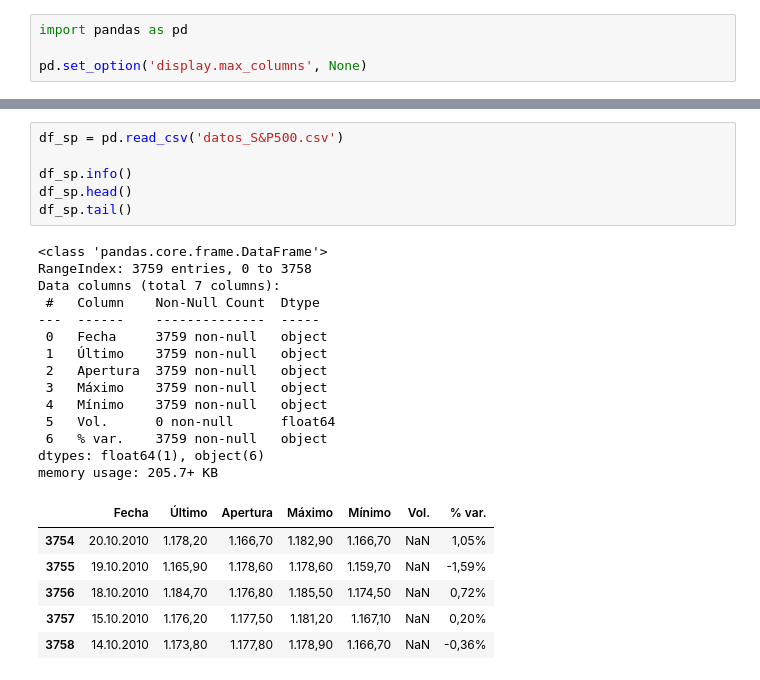
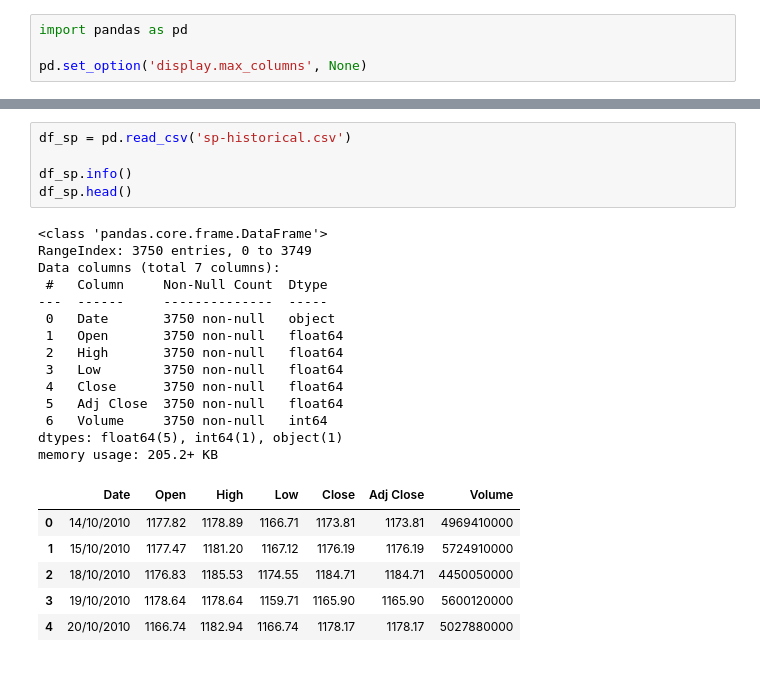
Before and after one commit to sergiomorosecilla/Proyecto-final, a Jupyter notebook: Data_sets/merge&clean.ipynb, the cells around one changed output, grey strips where cells are left out. Cells and saved outputs as stored; diff of their text form.

```diff
--- a/Data_sets/merge&clean.ipynb
+++ b/Data_sets/merge&clean.ipynb
@@ -32,27 +61,26 @@ memory usage: 272.5+ KB
 # %%
-df_sp = pd.read_csv('datos_S&P500.csv')
+df_sp = pd.read_csv('sp-historical.csv')
 
 df_sp.info()
 df_sp.head()
-df_sp.tail()
 # %% [output]
 <class 'pandas.core.frame.DataFrame'>
-RangeIndex: 3759 entries, 0 to 3758
+RangeIndex: 3750 entries, 0 to 3749
 Data columns (total 7 columns):
- #   Column    Non-Null Count  Dtype
----  ------    --------------  -----
- 0   Fecha     3759 non-null   object
- 1   Último    3759 non-null   object
- 2   Apertura  3759 non-null   object
- 3   Máximo    3759 non-null   object
- 4   Mínimo    3759 non-null   object
- 5   Vol.      0 non-null      float64
- 6   % var.    3759 non-null   object
-dtypes: float64(1), object(6)
-memory usage: 205.7+ KB
+ #   Column     Non-Null Count  Dtype
+---  ------     --------------  -----
+ 0   Date       3750 non-null   object
+ 1   Open       3750 non-null   float64
+ 2   High       3750 non-null   float64
+ 3   Low        3750 non-null   float64
+ 4   Close      3750 non-null   float64
+ 5   Adj Close  3750 non-null   float64
+ 6   Volume     3750 non-null   int64
+dtypes: float64(5), int64(1), object(1)
+memory usage: 205.2+ KB
-|  | Fecha | Último | Apertura | Máximo | Mínimo | Vol. | % var. |
-| 3754 | 20.10.2010 | 1.178,20 | 1.166,70 | 1.182,90 | 1.166,70 | NaN | 1,05% |
-| 3755 | 19.10.2010 | 1.165,90 | 1.178,60 | 1.178,60 | 1.159,70 | NaN | -1,59% |
-| 3756 | 18.10.2010 | 1.184,70 | 1.176,80 | 1.185,50 | 1.174,50 | NaN | 0,72% |
-| 3757 | 15.10.2010 | 1.176,20 | 1.177,50 | 1.181,20 | 1.167,10 | NaN | 0,20% |
-| 3758 | 14.10.2010 | 1.173,80 | 1.177,80 | 1.178,90 | 1.166,70 | NaN | -0,36% |
+|  | Date | Open | High | Low | Close | Adj Close | Volume |
+| 0 | 14/10/2010 | 1177.82 | 1178.89 | 1166.71 | 1173.81 | 1173.81 | 4969410000 |
+| 1 | 15/10/2010 | 1177.47 | 1181.20 | 1167.12 | 1176.19 | 1176.19 | 5724910000 |
+| 2 | 18/10/2010 | 1176.83 | 1185.53 | 1174.55 | 1184.71 | 1184.71 | 4450050000 |
+| 3 | 19/10/2010 | 1178.64 | 1178.64 | 1159.71 | 1165.90 | 1165.90 | 5600120000 |
+| 4 | 20/10/2010 | 1166.74 | 1182.94 | 1166.74 | 1178.17 | 1178.17 | 5027880000 |
```
Also changed, not shown: parts of 7 cells of this notebook, 5 other files.
